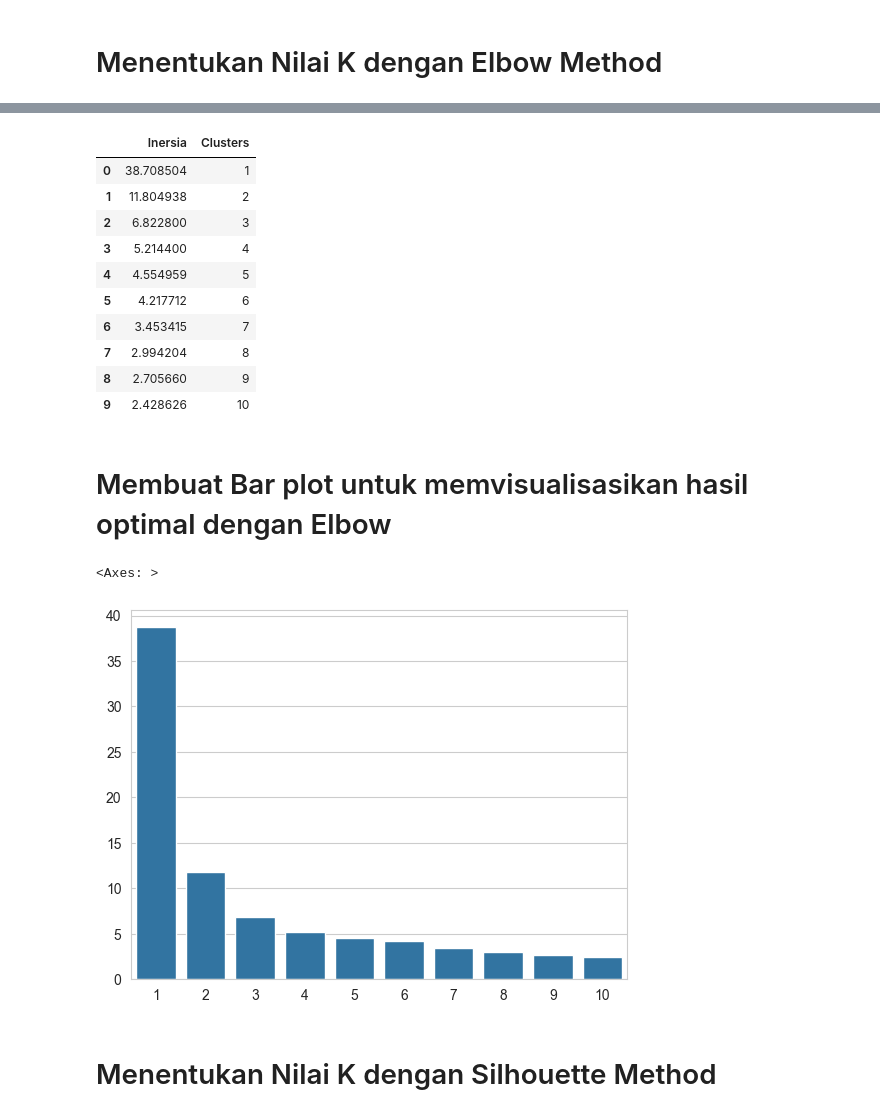
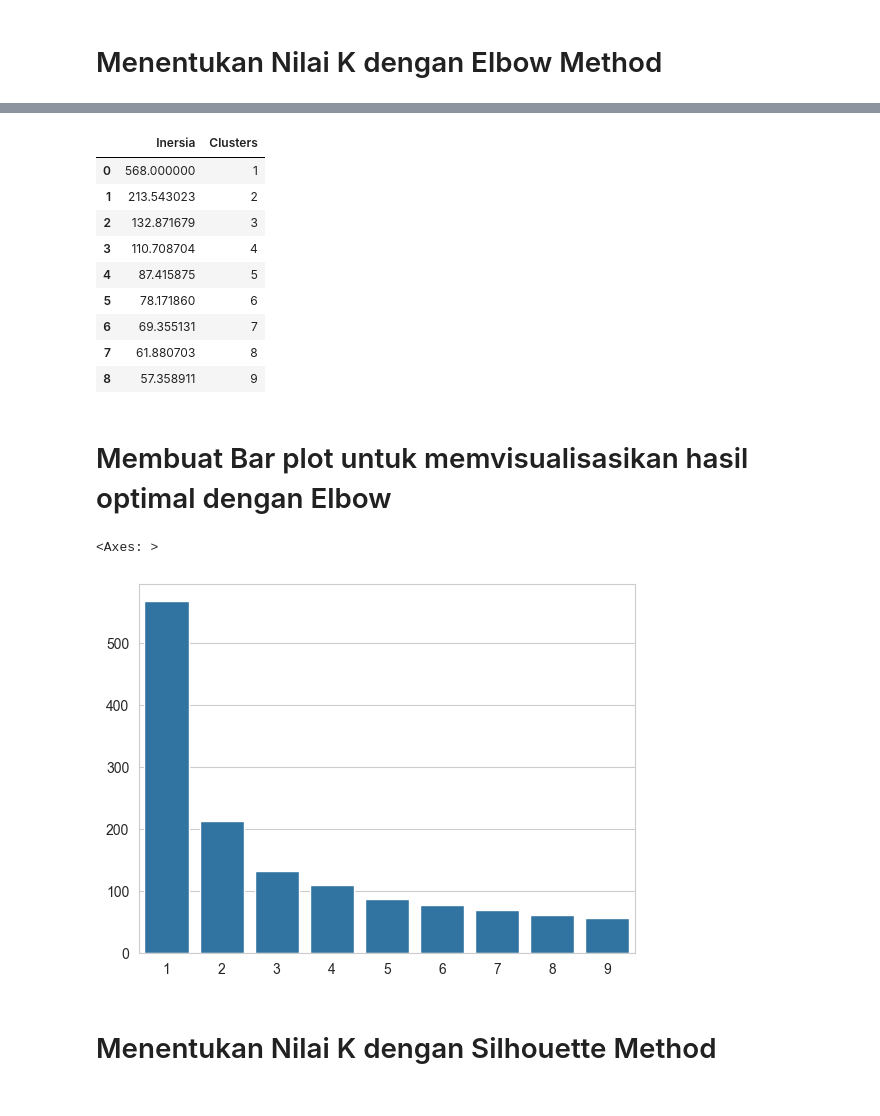
Before and after one commit to KrishnanditoLksn/MachineLearning_101, a Jupyter notebook: praktikkum/pertemuan3/iris_klastering.ipynb, the cells around one changed output, grey strips where cells are left out. Saved outputs shown, nothing was run; the diff lists cells and outputs as text; code cells hidden in the pictures.

```diff
--- a/praktikkum/pertemuan3/iris_klastering.ipynb
+++ b/praktikkum/pertemuan3/iris_klastering.ipynb
@@ -168,7 +170,9 @@ clean_iris_df[clean_iris_df.duplicated()]
 # %% [markdown]
 # Features Scaling with Min Max Scaler
 # %%
-mms = MinMaxScaler()
+from sklearn.preprocessing import StandardScaler
+
+mms = StandardScaler()
 clean_iris_df = mms.fit_transform(clean_iris_df)
 clean_iris_df = pd.DataFrame(clean_iris_df, columns=iris_klastering.columns)
 clean_iris_df
@@ -190,15 +194,14 @@ clean_iris_df
 # Menentukan Nilai K dengan Elbow Method
 # %%
 inertia = []
-elbow_range = [1, 2, 3, 4, 5, 6, 7, 8, 9, 10]
-for i in elbow_range:
+for i in range(1, 10):
     kmeans = KMeans(n_clusters=i, init='k-means++')
     kmeans.fit(clean_iris_df)
     inertia.append(kmeans.inertia_)
     cluster_labels = kmeans.labels_
 
 plt.title('Elbow method')
-plt.plot(elbow_range, inertia, marker='o', c="blue")
+plt.plot(range(1, 10), inertia, marker='o', c="blue")
 plt.xlabel('Number of clusters')
 plt.ylabel('Inertia')
 plt.show()
@@ -207,25 +210,24 @@ plt.show()
 # %%
-elbow_data = pd.DataFrame({"Inersia ": inertia, "Clusters": elbow_range})
+elbow_data = pd.DataFrame({"Inersia ": inertia, "Clusters": range(1, 10)})
 elbow_data
 # %% [output]
 |  | Inersia | Clusters |
-| 0 | 38.708504 | 1 |
-| 1 | 11.804938 | 2 |
-| 2 | 6.822800 | 3 |
-| 3 | 5.214400 | 4 |
-| 4 | 4.554959 | 5 |
-| 5 | 4.217712 | 6 |
-| 6 | 3.453415 | 7 |
-| 7 | 2.994204 | 8 |
-| 8 | 2.705660 | 9 |
-| 9 | 2.428626 | 10 |
+| 0 | 568.000000 | 1 |
+| 1 | 213.543023 | 2 |
+| 2 | 132.871679 | 3 |
+| 3 | 110.708704 | 4 |
+| 4 | 87.415875 | 5 |
+| 5 | 78.171860 | 6 |
+| 6 | 69.355131 | 7 |
+| 7 | 61.880703 | 8 |
+| 8 | 57.358911 | 9 |
 # %% [markdown]
 # Membuat Bar plot untuk memvisualisasikan hasil optimal dengan Elbow
 # %%
-sns.barplot(elbow_data, x=elbow_range, y=inertia)
+sns.barplot(elbow_data, x=range(1, 10), y=inertia)
 # %% [output]
 <Axes: >
-[figure, old version]
+[figure, new version]
 # %% [markdown]
 # Menentukan Nilai K dengan Silhouette Method
 # %%
```
Also changed, not shown: parts of 24 cells of this notebook.
